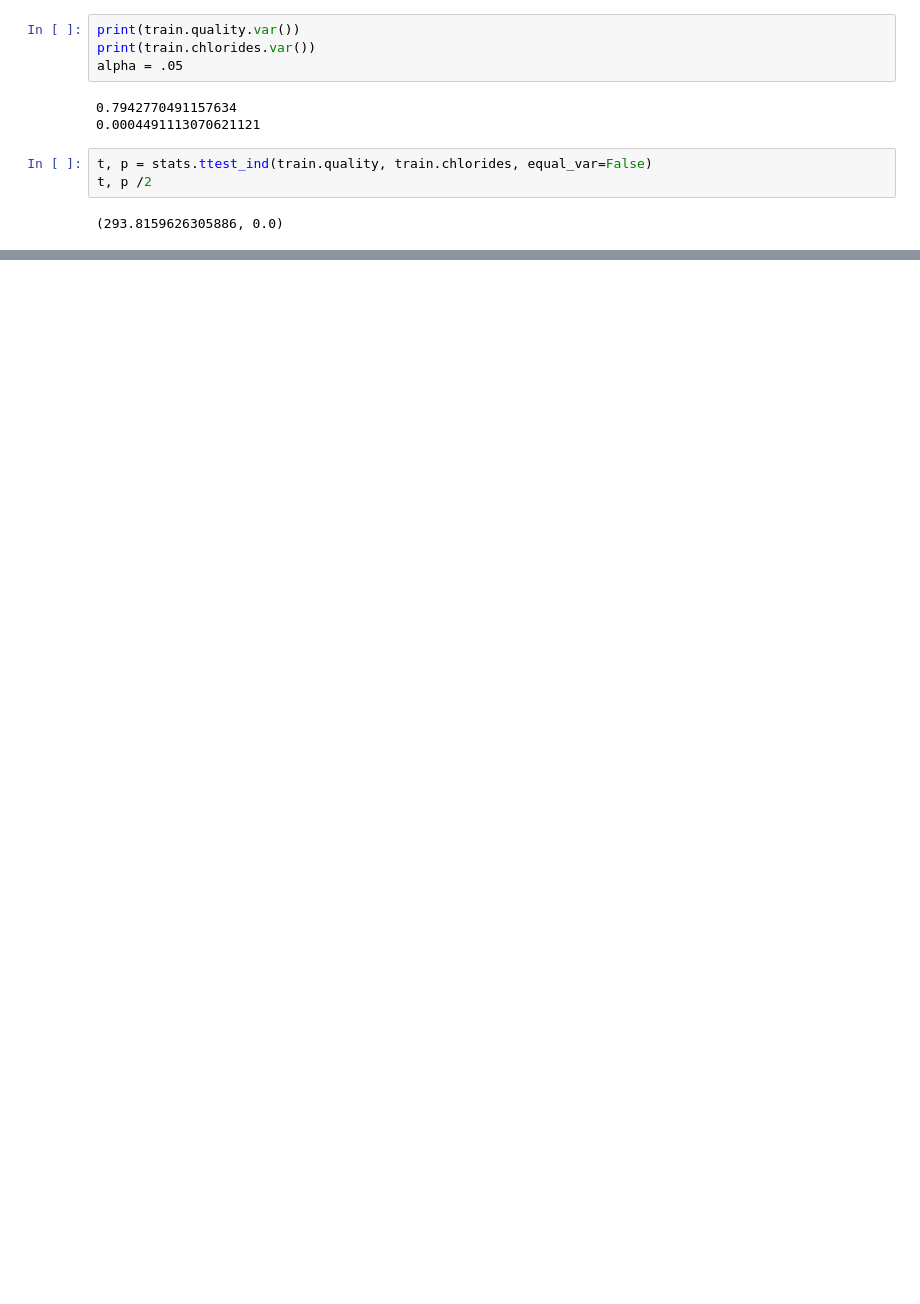
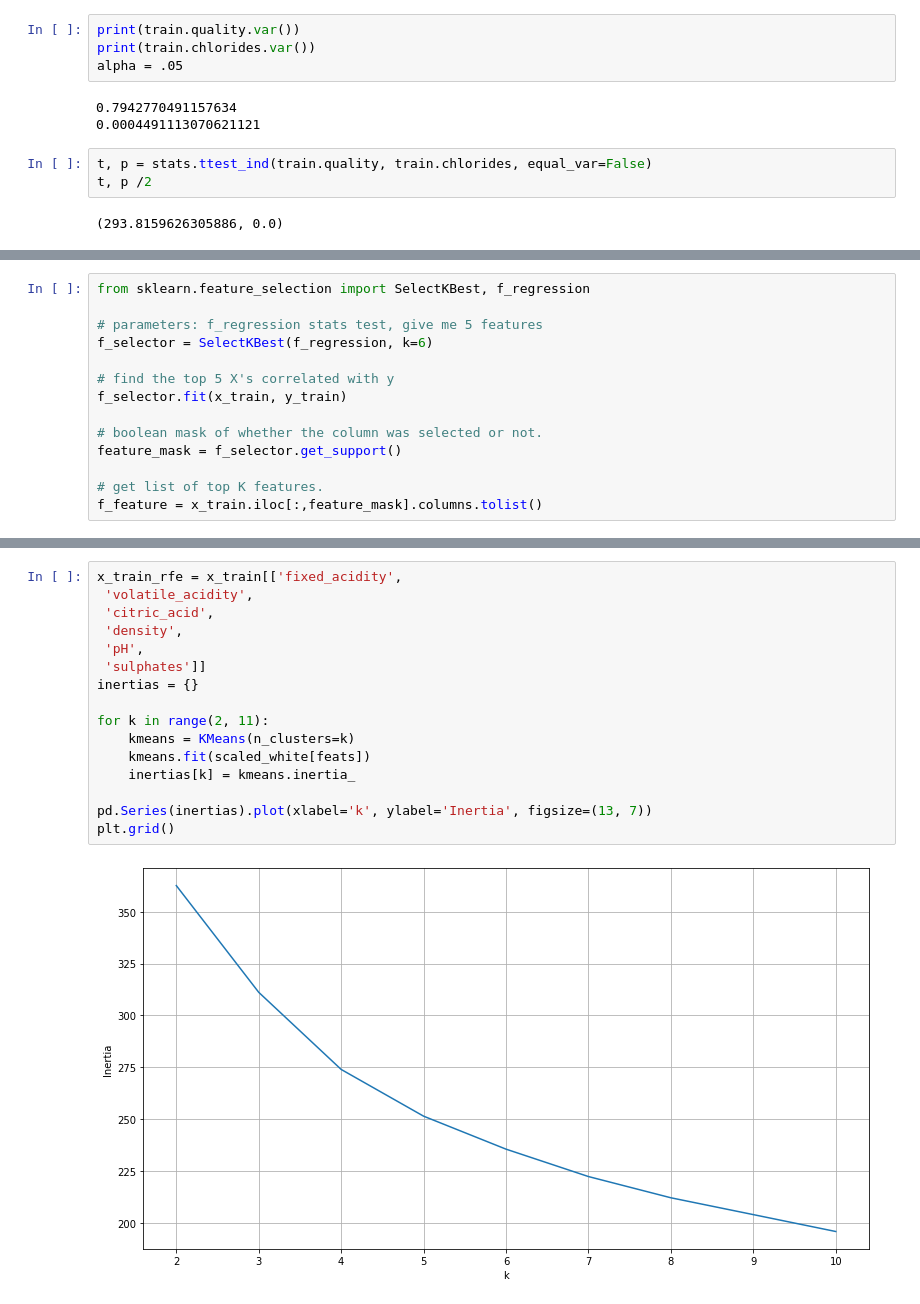
Before and after one commit to MrEnigmamgine/jtl_wine_quality, a Jupyter notebook: Luis_working_notebook.ipynb, the cells around one changed output, grey strips where cells are left out. Drawn from its saved outputs; the diff is of its cells as text; blank space fills up the shorter version.

```diff
--- a/Luis_working_notebook.ipynb
+++ b/Luis_working_notebook.ipynb
@@ -348,0 +386,14 @@ t, p /2
+# %%
+from sklearn.feature_selection import SelectKBest, f_regression
+
+# parameters: f_regression stats test, give me 5 features
+f_selector = SelectKBest(f_regression, k=6)
+
+# find the top 5 X's correlated with y
+f_selector.fit(x_train, y_train)
+
+# boolean mask of whether the column was selected or not.
+feature_mask = f_selector.get_support()
+
+# get list of top K features.
+f_feature = x_train.iloc[:,feature_mask].columns.tolist()
@@ -348,0 +457,18 @@ t, p /2
+# %%
+x_train_rfe = x_train[['fixed_acidity',
+ 'volatile_acidity',
+ 'citric_acid',
+ 'density',
+ 'pH',
+ 'sulphates']]
+inertias = {}
+
+for k in range(2, 11):
+    kmeans = KMeans(n_clusters=k)
+    kmeans.fit(scaled_white[feats])
+    inertias[k] = kmeans.inertia_
+
+pd.Series(inertias).plot(xlabel='k', ylabel='Inertia', figsize=(13, 7))
+plt.grid()
+# %% [output]
+[figure, added]
```
Also changed, not shown: parts of 16 cells of this notebook.
